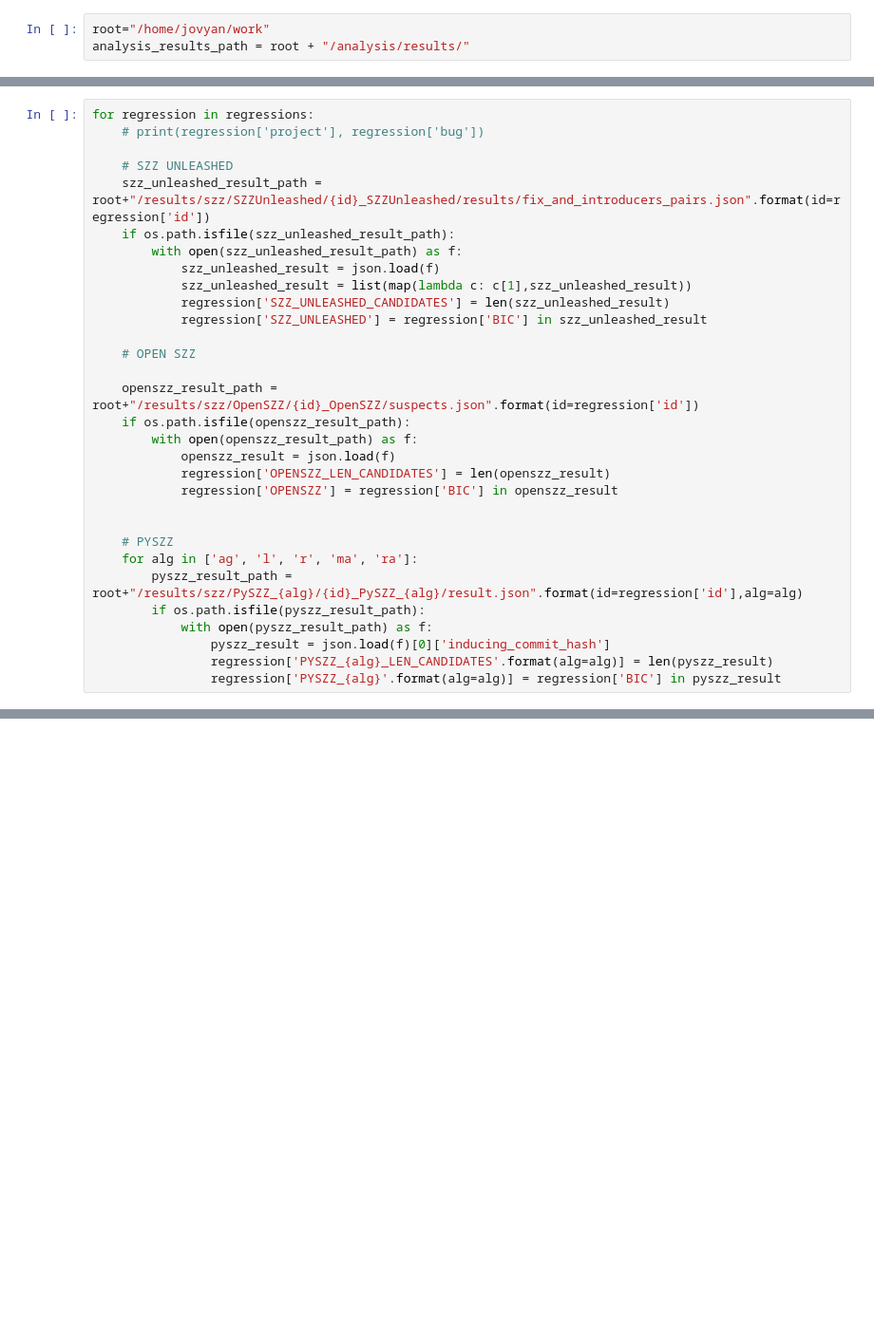
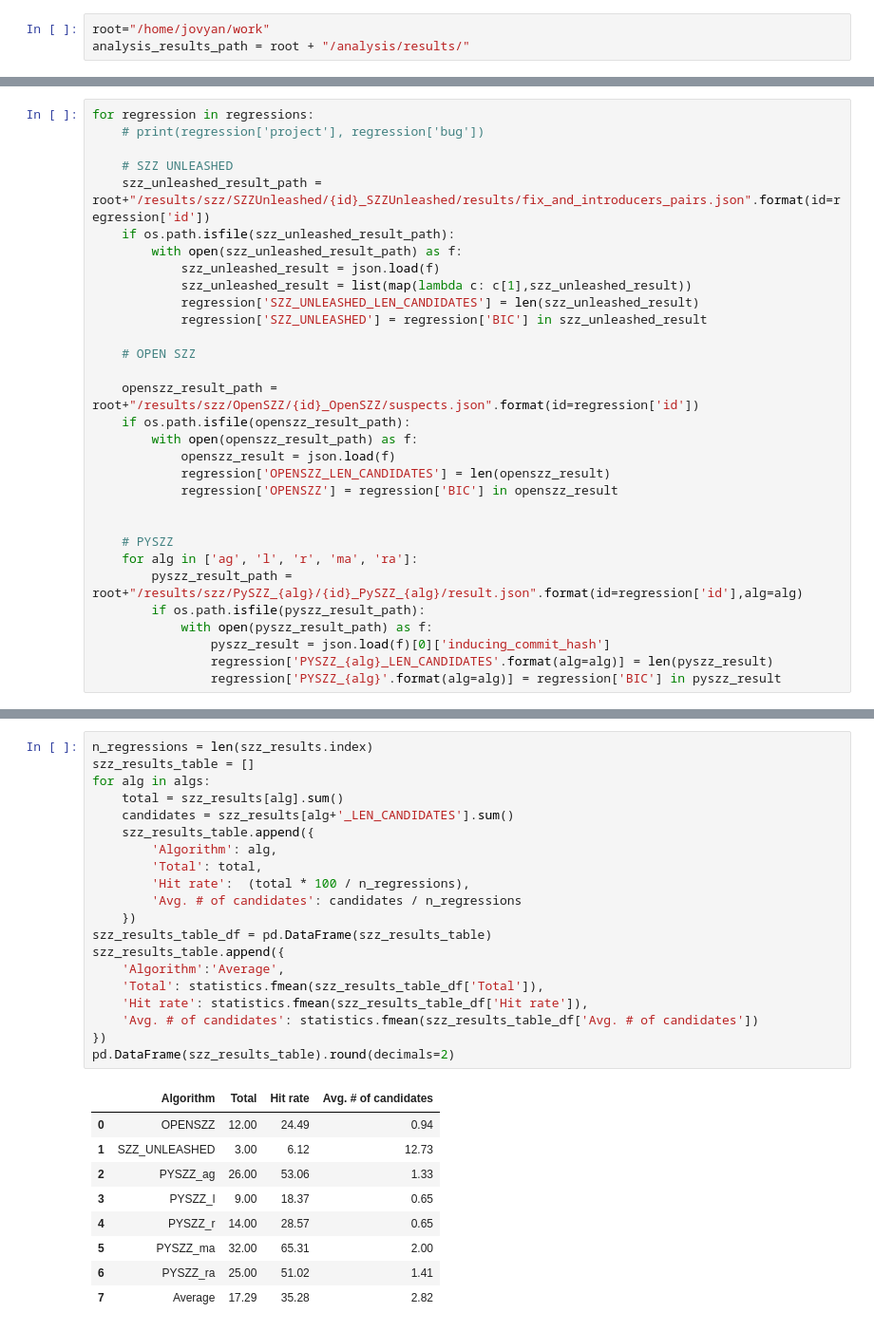
Before and after one commit to codeurjc/BugHunter, a Jupyter notebook: analysis/ComparationWithSZZ.ipynb, the cells around one changed output, grey strips where cells are left out. Shown at 95% size. Drawn from its saved outputs; the diff is of its cells as text; blank space fills up the shorter version.

```diff
--- a/analysis/ComparationWithSZZ.ipynb
+++ b/analysis/ComparationWithSZZ.ipynb
@@ -73,7 +37,7 @@ for regression in regressions:
         with open(szz_unleashed_result_path) as f:
             szz_unleashed_result = json.load(f)
             szz_unleashed_result = list(map(lambda c: c[1],szz_unleashed_result))
-            regression['SZZ_UNLEASHED_CANDIDATES'] = len(szz_unleashed_result)
+            regression['SZZ_UNLEASHED_LEN_CANDIDATES'] = len(szz_unleashed_result)
             regression['SZZ_UNLEASHED'] = regression['BIC'] in szz_unleashed_result
 
     # OPEN SZZ
@@ -120,0 +83,30 @@ pd.DataFrame(regressions).to_csv("regressions.csv")
+# %%
+n_regressions = len(szz_results.index)
+szz_results_table = []
+for alg in algs:
+    total = szz_results[alg].sum()
+    candidates = szz_results[alg+'_LEN_CANDIDATES'].sum()
+    szz_results_table.append({
+        'Algorithm': alg,
+        'Total': total,
+        'Hit rate':  (total * 100 / n_regressions),
+        'Avg. # of candidates': candidates / n_regressions
+    })
+szz_results_table_df = pd.DataFrame(szz_results_table)
+szz_results_table.append({
+    'Algorithm':'Average',
+    'Total': statistics.fmean(szz_results_table_df['Total']),
+    'Hit rate': statistics.fmean(szz_results_table_df['Hit rate']),
+    'Avg. # of candidates': statistics.fmean(szz_results_table_df['Avg. # of candidates'])
+})
+pd.DataFrame(szz_results_table).round(decimals=2)
+# %% [output]
+|  | Algorithm | Total | Hit rate | Avg. # of candidates |
+| 0 | OPENSZZ | 12.00 | 24.49 | 0.94 |
+| 1 | SZZ_UNLEASHED | 3.00 | 6.12 | 12.73 |
+| 2 | PYSZZ_ag | 26.00 | 53.06 | 1.33 |
+| 3 | PYSZZ_l | 9.00 | 18.37 | 0.65 |
+| 4 | PYSZZ_r | 14.00 | 28.57 | 0.65 |
+| 5 | PYSZZ_ma | 32.00 | 65.31 | 2.00 |
+| 6 | PYSZZ_ra | 25.00 | 51.02 | 1.41 |
+| 7 | Average | 17.29 | 35.28 | 2.82 |
```
Also changed, not shown: parts of 8 cells of this notebook, 3 other files.
